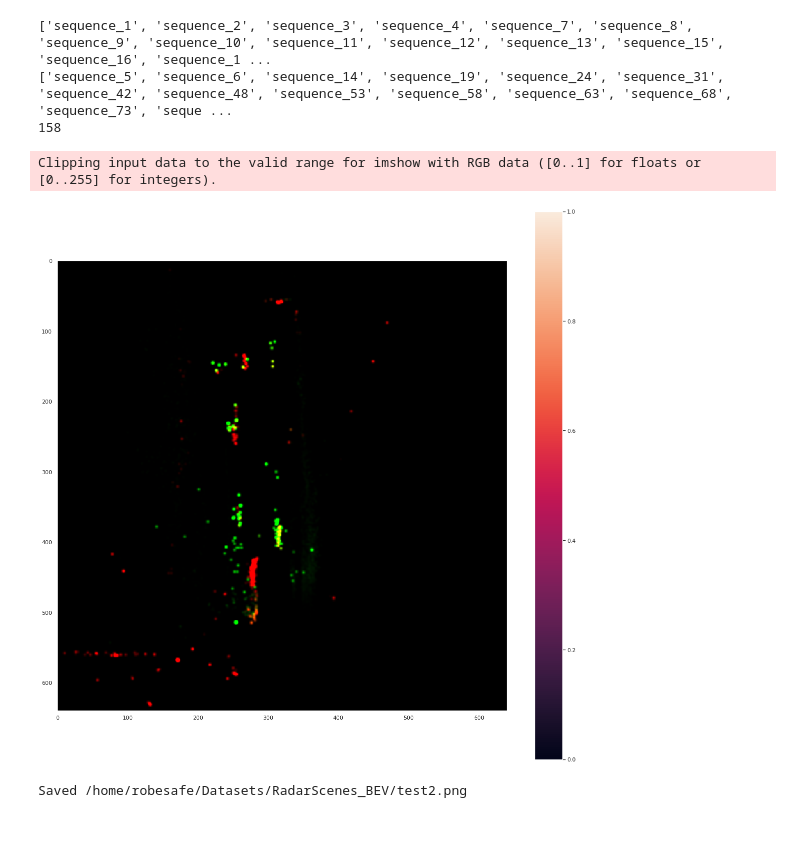
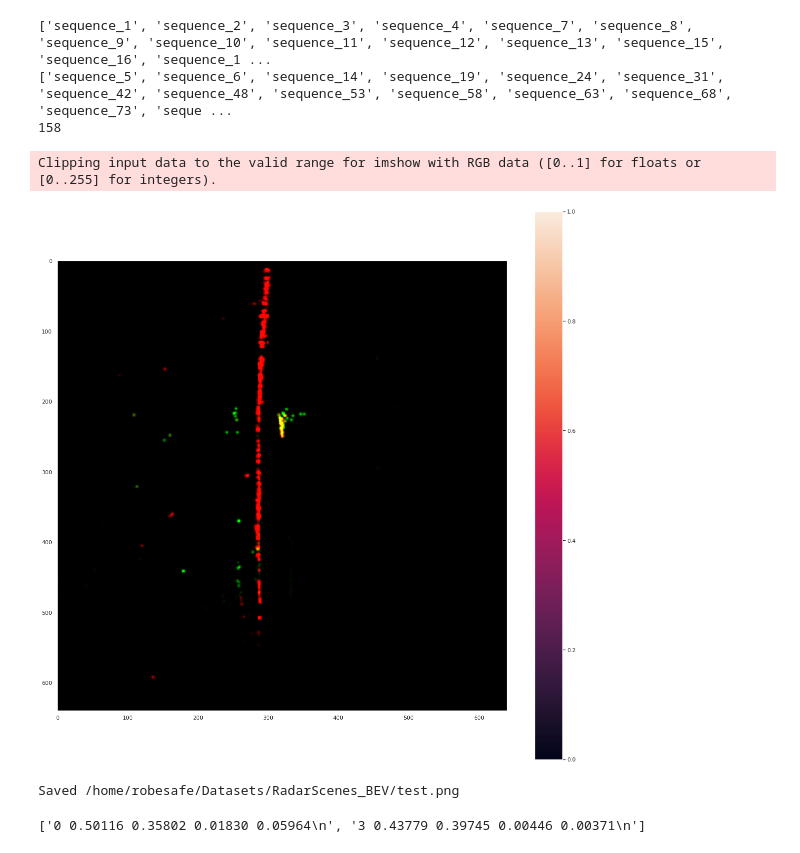
Before and after one commit to santimontiel/grid-mapping-radar, a Jupyter notebook: generate_grid_dataset.ipynb, the cells around one changed output. Saved outputs shown, nothing was run; the diff lists cells and outputs as text; code cells hidden in the pictures.

Commit message:
Dataset generation done. Needs to be refined!

```diff
--- a/generate_grid_dataset.ipynb
+++ b/generate_grid_dataset.ipynb
@@ -48,7 +48,7 @@ import matplotlib.image as mpimg
 import seaborn as sns
 sns.set_theme()
 
-frame = frames[14]
+frame = frames[0]
 x_array, y_array, c_array = [], [], []
 last_scene = sequence.get_scene(frame[-1])
 odom = last_scene.odometry_data
@@ -119,7 +119,7 @@ from preprocessing import aggregated_point_cloud, aggregated_camera_image, group
 test_grouped_timestamps = group_timestamps_by_time(timestamps, 500)
 # assert test_grouped_timestamps == frames
 
-test_frame = frames[166]
+test_frame = frames[0]
 test_image_name = aggregated_camera_image(test_frame, sequence)
 test_aggregated_point_cloud = aggregated_point_cloud(test_frame, sequence)
 pc = test_aggregated_point_cloud[0]
@@ -260,34 +260,34 @@ from scipy import ndimage
 KERNEL_SIZE = (7, 7)
 img_wo_blur = grid[:,:,0:3]
 img_blur = cv.GaussianBlur(img_wo_blur, KERNEL_SIZE, 0)
 
 
 plt.figure(figsize=(20, 20))
 plt.imshow(img_blur, interpolation='nearest')
 plt.colorbar()
 plt.grid()
 plt.show()
 
 # Set the path to the new dataset.
 PATH_TO_NEW_DATASET = "/home/robesafe/Datasets/RadarScenes_BEV"
 if not os.path.exists(PATH_TO_NEW_DATASET):
     os.makedirs(PATH_TO_NEW_DATASET)
 
 # Multiply channels by 255 to get them in the range [0, 255].
 img_blur = img_blur * 255
 
 # Rotate the image 30 degrees clockwise.
-img_blur = ndimage.rotate(img_blur, 30)
+# img_blur = ndimage.rotate(img_blur, 30)
 
 
 # Save the image
 data_filename = os.path.join(
     PATH_TO_NEW_DATASET,
-    f"test2.png"
+    f"test.png"
 )
 cv.imwrite(data_filename, img_blur)
 print(f"Saved {data_filename}")
 # %% [output]
 Clipping input data to the valid range for imshow with RGB data ([0..1] for floats or [0..255] for integers).
-[figure, old version]
+[figure, new version]
-Saved /home/robesafe/Datasets/RadarScenes_BEV/test2.png
+Saved /home/robesafe/Datasets/RadarScenes_BEV/test.png
@@ -293,0 +345,6 @@ Saved /home/robesafe/Datasets/RadarScenes_BEV/test2.png
+# %%
+from plotting import plot_bev_cloud_with_gt
+
+plot_bev_cloud_with_gt(my_image_path, my_anno_path)
+# %% [output]
+['0 0.50116 0.35802 0.01830 0.05964\n', '3 0.43779 0.39745 0.00446 0.00371\n']
```
Also changed, not shown: parts of 6 cells of this notebook, 3 other files.
